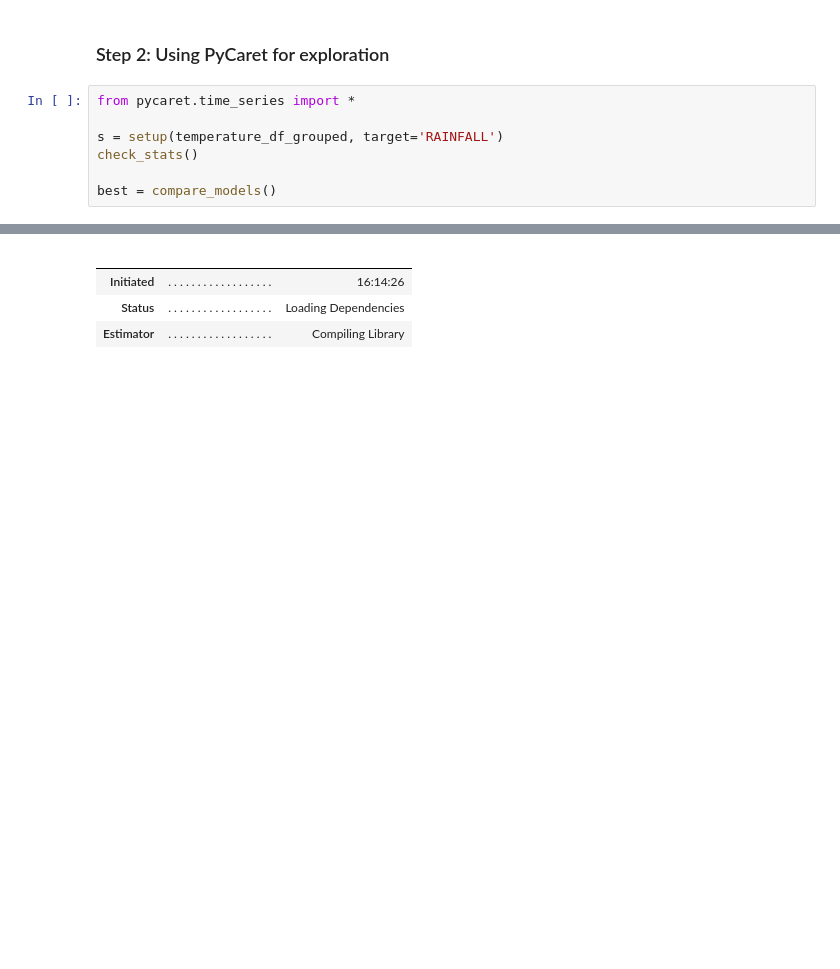
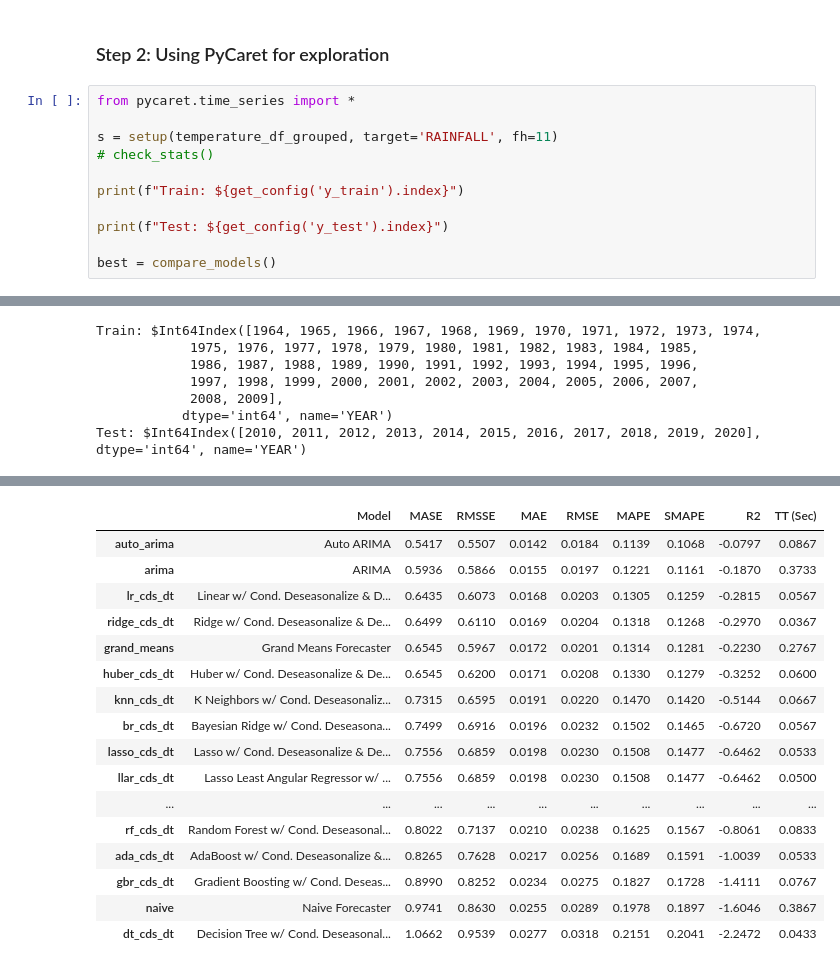
Before and after one commit to sagunraj/temp-rainfall-ds, a Jupyter notebook: temp_rainfall_pycaret_time_series.ipynb, the cells around one changed output, grey strips where cells are left out. Cells and saved outputs as stored; diff of their text form; blank space fills up the shorter version.

```diff
--- a/temp_rainfall_pycaret_time_series.ipynb
+++ b/temp_rainfall_pycaret_time_series.ipynb
@@ -34,8 +34,12 @@ temperature_df_grouped.head()
 # %%
 from pycaret.time_series import *
 
-s = setup(temperature_df_grouped, target='RAINFALL')
-check_stats()
+s = setup(temperature_df_grouped, target='RAINFALL', fh=11)
+# check_stats()
+
+print(f"Train: ${get_config('y_train').index}")
+
+print(f"Test: ${get_config('y_test').index}")
 
 best = compare_models()
 # %% [output]
@@ -42,8 +63,27 @@ best = compare_models()
+Train: $Int64Index([1964, 1965, 1966, 1967, 1968, 1969, 1970, 1971, 1972, 1973, 1974,
+            1975, 1976, 1977, 1978, 1979, 1980, 1981, 1982, 1983, 1984, 1985,
+            1986, 1987, 1988, 1989, 1990, 1991, 1992, 1993, 1994, 1995, 1996,
+            1997, 1998, 1999, 2000, 2001, 2002, 2003, 2004, 2005, 2006, 2007,
+            2008, 2009],
+           dtype='int64', name='YEAR')
+Test: $Int64Index([2010, 2011, 2012, 2013, 2014, 2015, 2016, 2017, 2018, 2019, 2020], dtype='int64', name='YEAR')
 [interactive output not drawn]
-|  |  |  |
-|  |  |  |
-| Initiated | . . . . . . . . . . . . . . . . . . | 16:14:26 |
-| Status | . . . . . . . . . . . . . . . . . . | Loading Dependencies |
-| Estimator | . . . . . . . . . . . . . . . . . . | Compiling Library |
+|  | Model | MASE | RMSSE | MAE | RMSE | MAPE | SMAPE | R2 | TT (Sec) |
+| auto_arima | Auto ARIMA | 0.5417 | 0.5507 | 0.0142 | 0.0184 | 0.1139 | 0.1068 | -0.0797 | 0.0867 |
+| arima | ARIMA | 0.5936 | 0.5866 | 0.0155 | 0.0197 | 0.1221 | 0.1161 | -0.1870 | 0.3733 |
+| lr_cds_dt | Linear w/ Cond. Deseasonalize & D... | 0.6435 | 0.6073 | 0.0168 | 0.0203 | 0.1305 | 0.1259 | -0.2815 | 0.0567 |
+| ridge_cds_dt | Ridge w/ Cond. Deseasonalize & De... | 0.6499 | 0.6110 | 0.0169 | 0.0204 | 0.1318 | 0.1268 | -0.2970 | 0.0367 |
+| grand_means | Grand Means Forecaster | 0.6545 | 0.5967 | 0.0172 | 0.0201 | 0.1314 | 0.1281 | -0.2230 | 0.2767 |
+| huber_cds_dt | Huber w/ Cond. Deseasonalize & De... | 0.6545 | 0.6200 | 0.0171 | 0.0208 | 0.1330 | 0.1279 | -0.3252 | 0.0600 |
+| knn_cds_dt | K Neighbors w/ Cond. Deseasonaliz... | 0.7315 | 0.6595 | 0.0191 | 0.0220 | 0.1470 | 0.1420 | -0.5144 | 0.0667 |
+| br_cds_dt | Bayesian Ridge w/ Cond. Deseasona... | 0.7499 | 0.6916 | 0.0196 | 0.0232 | 0.1502 | 0.1465 | -0.6720 | 0.0567 |
+| lasso_cds_dt | Lasso w/ Cond. Deseasonalize & De... | 0.7556 | 0.6859 | 0.0198 | 0.0230 | 0.1508 | 0.1477 | -0.6462 | 0.0533 |
+| llar_cds_dt | Lasso Least Angular Regressor w/ ... | 0.7556 | 0.6859 | 0.0198 | 0.0230 | 0.1508 | 0.1477 | -0.6462 | 0.0500 |
+| ... | ... | ... | ... | ... | ... | ... | ... | ... | ... |
+| rf_cds_dt | Random Forest w/ Cond. Deseasonal... | 0.8022 | 0.7137 | 0.0210 | 0.0238 | 0.1625 | 0.1567 | -0.8061 | 0.0833 |
+| ada_cds_dt | AdaBoost w/ Cond. Deseasonalize &... | 0.8265 | 0.7628 | 0.0217 | 0.0256 | 0.1689 | 0.1591 | -1.0039 | 0.0533 |
+| gbr_cds_dt | Gradient Boosting w/ Cond. Deseas... | 0.8990 | 0.8252 | 0.0234 | 0.0275 | 0.1827 | 0.1728 | -1.4111 | 0.0767 |
+| naive | Naive Forecaster | 0.9741 | 0.8630 | 0.0255 | 0.0289 | 0.1978 | 0.1897 | -1.6046 | 0.3867 |
+| dt_cds_dt | Decision Tree w/ Cond. Deseasonal... | 1.0662 | 0.9539 | 0.0277 | 0.0318 | 0.2151 | 0.2041 | -2.2472 | 0.0433 |
 [interactive output not drawn]
 # %%
```
Also changed, not shown: parts of 2 cells of this notebook, 12 other files.
